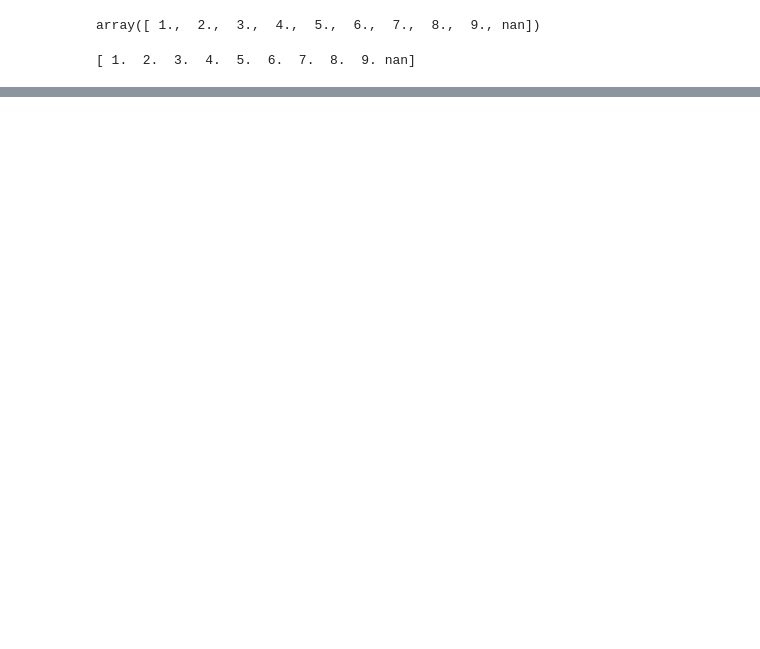
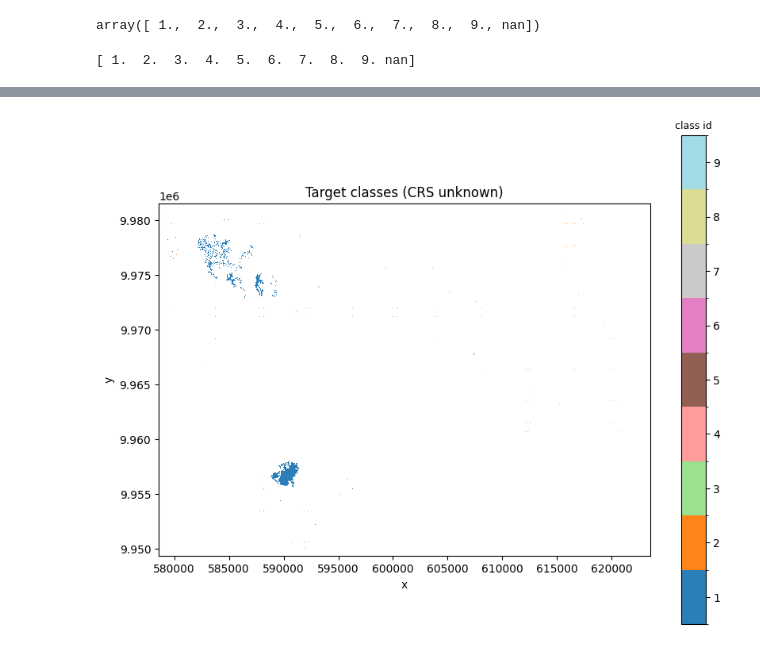
Before and after one commit to miqbalf/gis-carbon-ai, a Jupyter notebook: jupyter/notebooks/02u_ML_pl_catboost_lc.ipynb, the cells around one changed output, grey strips where cells are left out. Cells and saved outputs as stored; diff of their text form; code cells hidden in the pictures; blank space fills up the shorter version.

```diff
--- a/jupyter/notebooks/02u_ML_pl_catboost_lc.ipynb
+++ b/jupyter/notebooks/02u_ML_pl_catboost_lc.ipynb
@@ -645,3 +798,7 @@ ds_valid
+# %%
+plot_unstack_ds(ds_stacked_formatted, band, y=True)
+# %% [output]
+[figure, added]
 # %%
 # ds_ml
 # %%
```
Also changed, not shown: parts of 82 cells of this notebook.
